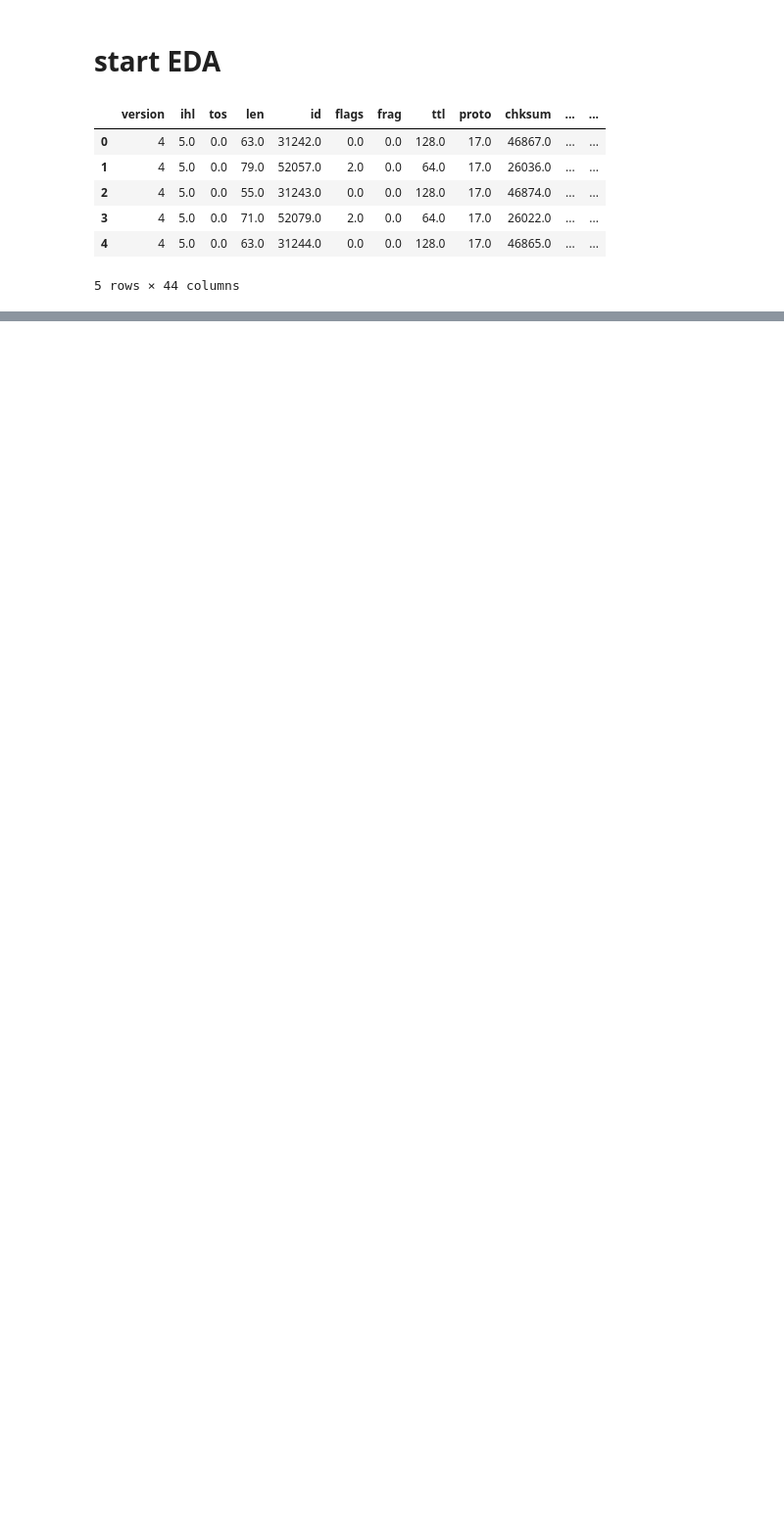
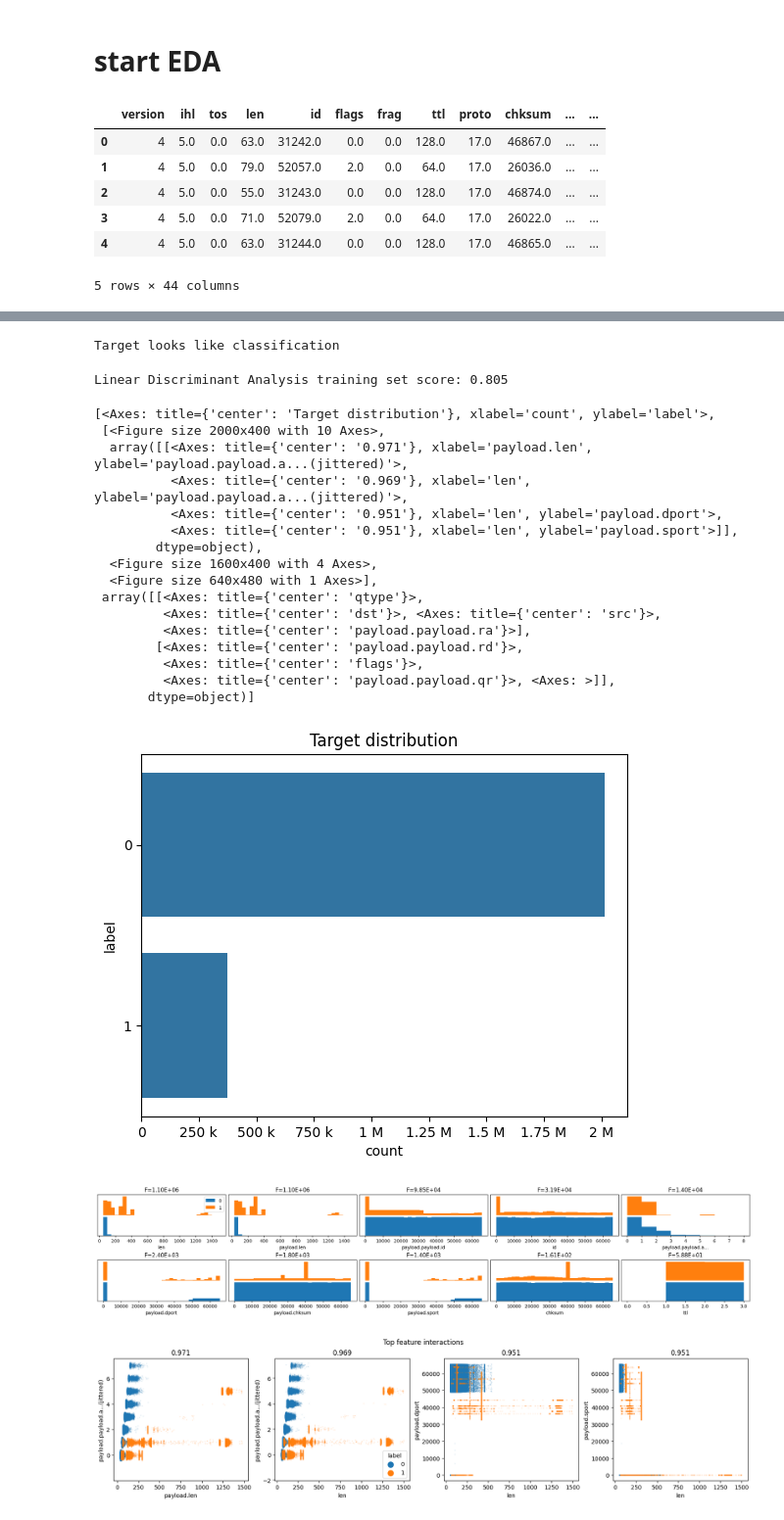
Before and after one commit to marksbluth/ML_course, a Jupyter notebook: day_1_dns/EDA.ipynb, the cells around one changed output, grey strips where cells are left out. Shown: that part at 98% size. Drawn from its saved outputs; the diff is of its cells as text; code cells hidden in the pictures; blank space fills up the shorter version.

```diff
--- a/day_1_dns/EDA.ipynb
+++ b/day_1_dns/EDA.ipynb
@@ -120,0 +153,10 @@ profile.to_notebook_iframe() # To display in Jupyter Notebook
+# %%
+happy_path_columns_to_drop = ['payload.payload.ns', 'payload.payload.ar']
+happy_path_columns_to_stringize = ['qname', 'src', 'dst']
+
+
+# note the copy here!
+df_all_happy_path = df_all[[c for c in df_all.columns if c not in happy_path_columns_to_drop]].copy()
+
+for c in happy_path_columns_to_stringize:
+    df_all_happy_path[c] = df_all_happy_path[c].astype('string')
@@ -120,0 +165,26 @@ profile.to_notebook_iframe() # To display in Jupyter Notebook
+# %%
+import dabl
+
+dabl.plot(df_all_happy_path, target_col="label")
+# %% [output]
+Target looks like classification
+Linear Discriminant Analysis training set score: 0.805
+[<Axes: title={'center': 'Target distribution'}, xlabel='count', ylabel='label'>,
+ [<Figure size 2000x400 with 10 Axes>,
+  array([[<Axes: title={'center': '0.971'}, xlabel='payload.len', ylabel='payload.payload.a...(jittered)'>,
+          <Axes: title={'center': '0.969'}, xlabel='len', ylabel='payload.payload.a...(jittered)'>,
+          <Axes: title={'center': '0.951'}, xlabel='len', ylabel='payload.dport'>,
+          <Axes: title={'center': '0.951'}, xlabel='len', ylabel='payload.sport'>]],
+        dtype=object),
+  <Figure size 1600x400 with 4 Axes>,
+  <Figure size 640x480 with 1 Axes>],
+ array([[<Axes: title={'center': 'qtype'}>,
+         <Axes: title={'center': 'dst'}>, <Axes: title={'center': 'src'}>,
+         <Axes: title={'center': 'payload.payload.ra'}>],
+        [<Axes: title={'center': 'payload.payload.rd'}>,
+         <Axes: title={'center': 'flags'}>,
+         <Axes: title={'center': 'payload.payload.qr'}>, <Axes: >]],
+       dtype=object)]
+[figure, added]
+[figure, added]
+[figure, added]
```
Also changed, not shown: parts of 24 cells of this notebook, 2 other files.
